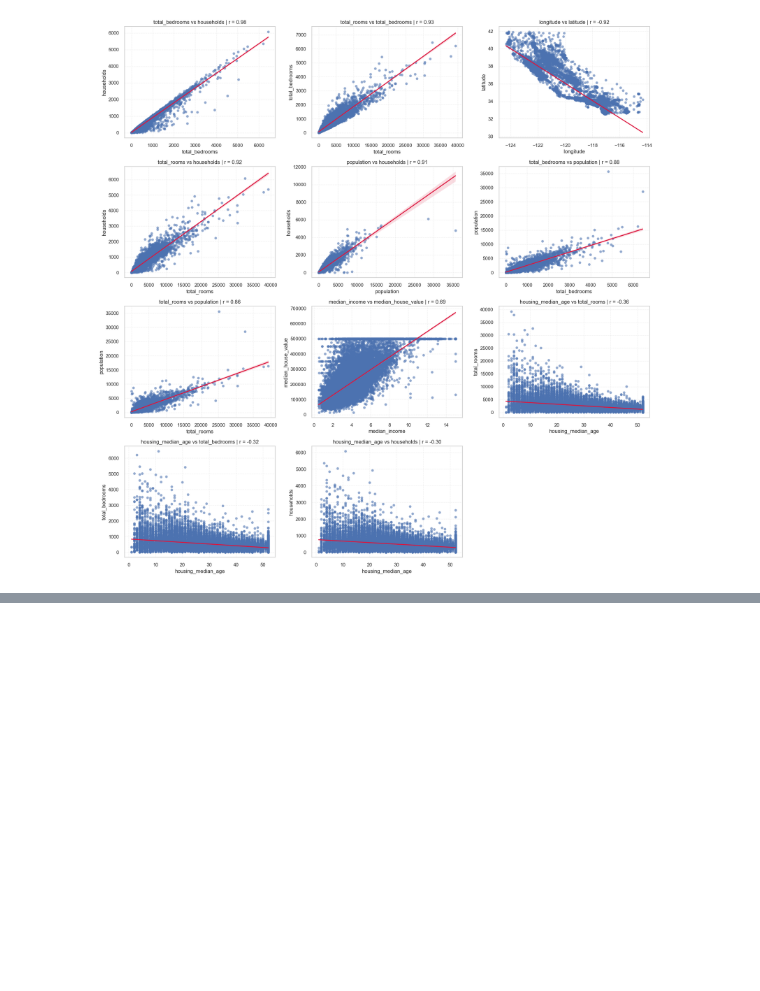
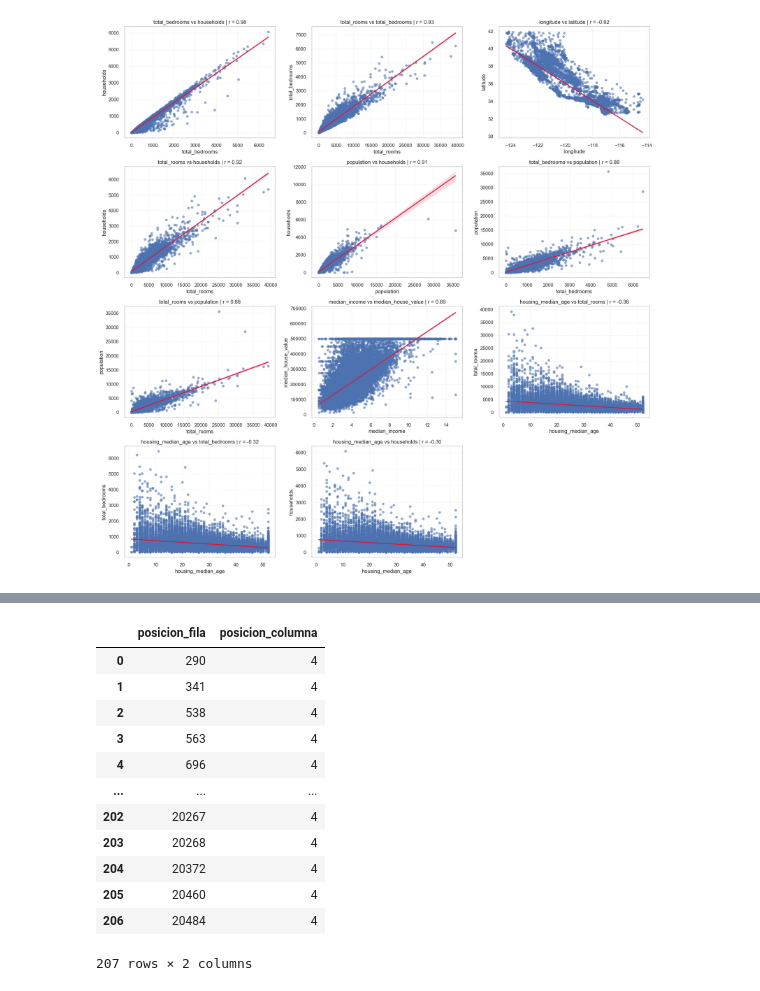
Before and after one commit to Danelnov/ml-project_analitica_datos, a Jupyter notebook: notebooks/eda_regresion.ipynb, the cells around one changed output, grey strips where cells are left out. Saved outputs shown, nothing was run; the diff lists cells and outputs as text; code cells hidden in the pictures; blank space fills up the shorter version.

```diff
--- a/notebooks/eda_regresion.ipynb
+++ b/notebooks/eda_regresion.ipynb
@@ -218,0 +222,23 @@ Pares encontrados con |corr| >= 0.3: 11
+# %%
+
+# Porcentaje de valores perdidos por variable #
+def resum_missing(df):
+    total = df.isnull().sum().sort_values(ascending=False)
+    percent = (df.isnull().sum() *100/df.isnull().count()).sort_values(ascending=False)
+    missing_data = pd.concat([total, percent], axis=1, keys=['Total', 'Porcentaje'])
+    return missing_data
+
+# Resumen de posición de valores perdidos #
+def posmissing(df):
+    lista_miss = np.where(df.isna())
+    v1 = pd.Series(np.ndarray.tolist(lista_miss[0]))
+    v2 = pd.Series(np.ndarray.tolist(lista_miss[1]))
+    resumen_vna = pd.concat([v1, v2], axis=1, keys=['posicion_fila', 'posicion_columna'])
+    return resumen_vna
+
+# Construcción función que cuenta ceros #
+def count_zeros(df):
+    total = (df == 0).astype(int).sum(axis=0)
+    percent = ((df == 0).astype(int).sum(axis=0) *100/df.count())
+    missing_data = pd.concat([total, percent], axis=1, keys=['Total_ceros', 'Porcentaje'])
+    return missing_data.sort_values(by='Porcentaje', ascending=False)
@@ -218,0 +259,16 @@ Pares encontrados con |corr| >= 0.3: 11
+# %%
+posmissing(data)
+# %% [output]
+|  | posicion_fila | posicion_columna |
+| 0 | 290 | 4 |
+| 1 | 341 | 4 |
+| 2 | 538 | 4 |
+| 3 | 563 | 4 |
+| 4 | 696 | 4 |
+| ... | ... | ... |
+| 202 | 20267 | 4 |
+| 203 | 20268 | 4 |
+| 204 | 20372 | 4 |
+| 205 | 20460 | 4 |
+| 206 | 20484 | 4 |
+207 rows × 2 columns
```
Also changed, not shown: parts of 17 cells of this notebook, 1 other file.
